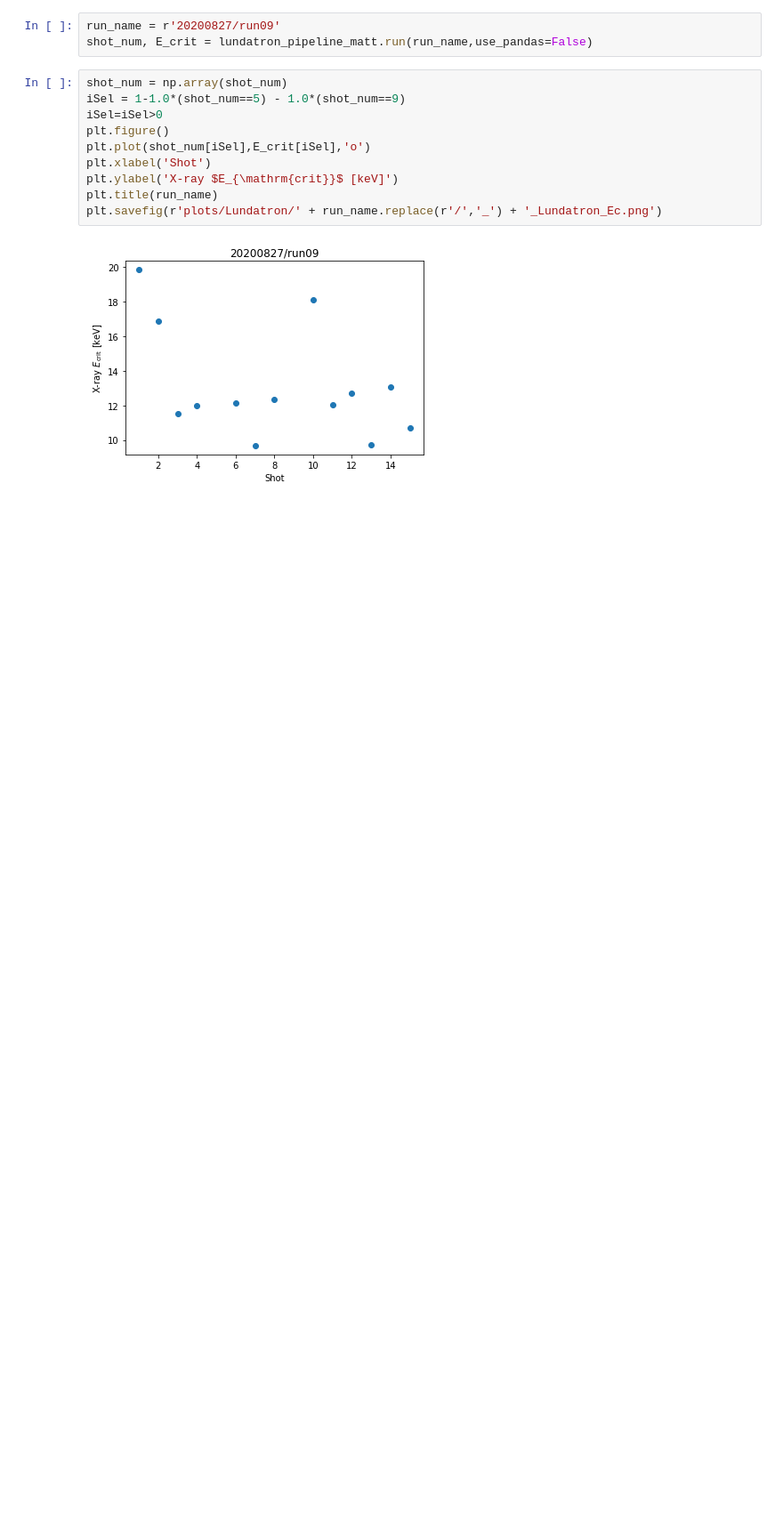
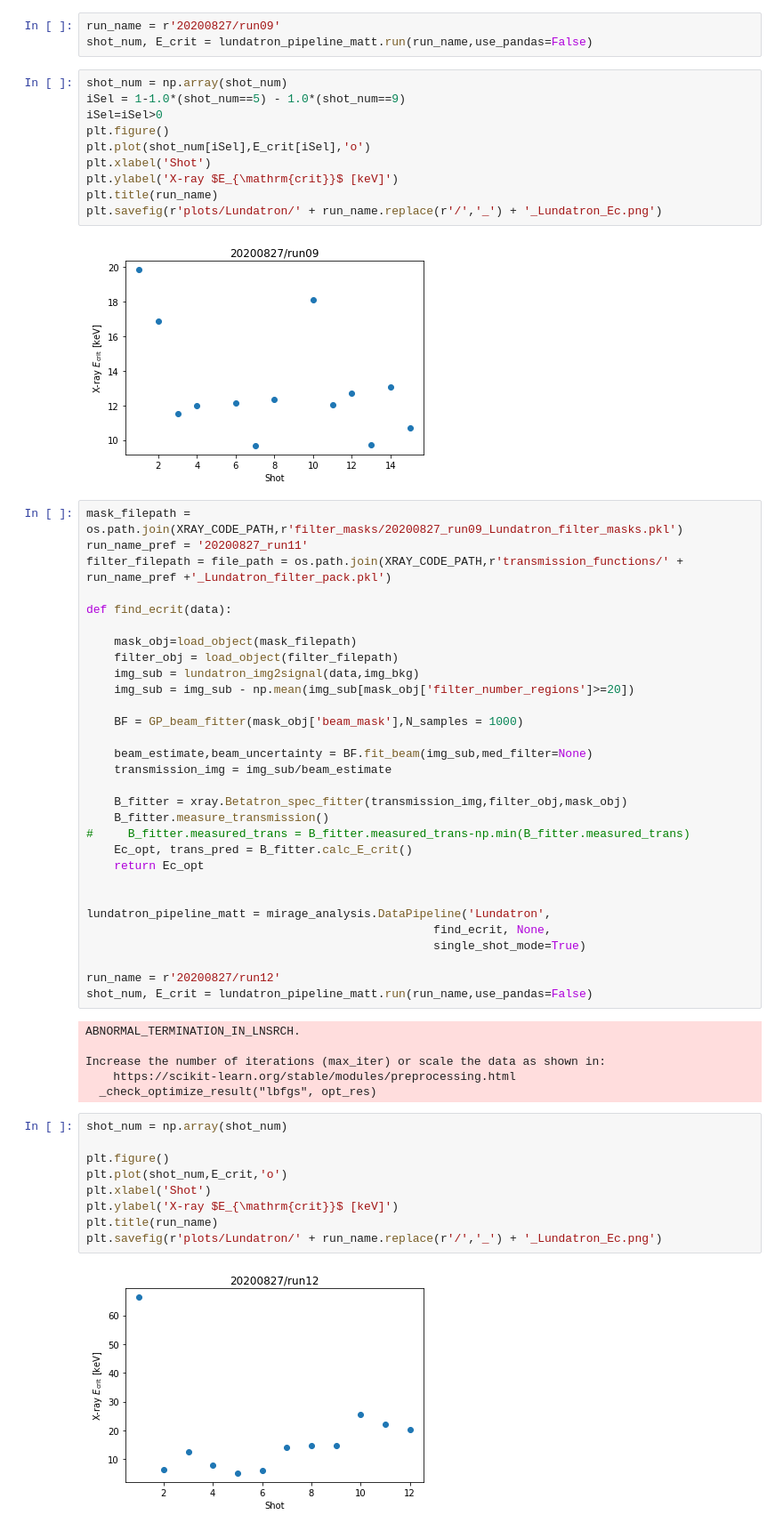
Before and after one commit to kristoffersvendsen86/GeminiXANES2020_analysis, a Jupyter notebook: Analysis_examples.ipynb, the cells around one changed output. Shown at 89% size. Saved outputs shown, nothing was run; the diff lists cells and outputs as text; blank space fills up the shorter version.

Commit message:
Some more xray analysis

```diff
--- a/Analysis_examples.ipynb
+++ b/Analysis_examples.ipynb
@@ -268,3 +268,50 @@ plt.title(run_name)
 plt.savefig(r'plots/Lundatron/' + run_name.replace(r'/','_') + '_Lundatron_Ec.png')
 # %% [output]
 [figure]
+# %%
+mask_filepath = os.path.join(XRAY_CODE_PATH,r'filter_masks/20200827_run09_Lundatron_filter_masks.pkl')
+run_name_pref = '20200827_run11'
+filter_filepath = file_path = os.path.join(XRAY_CODE_PATH,r'transmission_functions/' +  run_name_pref +'_Lundatron_filter_pack.pkl')
+
+def find_ecrit(data):
+
+    mask_obj=load_object(mask_filepath)
+    filter_obj = load_object(filter_filepath)
+    img_sub = lundatron_img2signal(data,img_bkg)
+    img_sub = img_sub - np.mean(img_sub[mask_obj['filter_number_regions']>=20])
+
+    BF = GP_beam_fitter(mask_obj['beam_mask'],N_samples = 1000)
+
+    beam_estimate,beam_uncertainty = BF.fit_beam(img_sub,med_filter=None)
+    transmission_img = img_sub/beam_estimate
+
+    B_fitter = xray.Betatron_spec_fitter(transmission_img,filter_obj,mask_obj)
+    B_fitter.measure_transmission()
+#     B_fitter.measured_trans = B_fitter.measured_trans-np.min(B_fitter.measured_trans)
+    Ec_opt, trans_pred = B_fitter.calc_E_crit()
+    return Ec_opt
+
+
+lundatron_pipeline_matt = mirage_analysis.DataPipeline('Lundatron',
+                                                  find_ecrit, None,
+                                                  single_shot_mode=True)
+
+run_name = r'20200827/run12'
+shot_num, E_crit = lundatron_pipeline_matt.run(run_name,use_pandas=False)
+# %% [output]
+ABNORMAL_TERMINATION_IN_LNSRCH.
+
+Increase the number of iterations (max_iter) or scale the data as shown in:
+    https://scikit-learn.org/stable/modules/preprocessing.html
+  _check_optimize_result("lbfgs", opt_res)
+# %%
+shot_num = np.array(shot_num)
+
+plt.figure()
+plt.plot(shot_num,E_crit,'o')
+plt.xlabel('Shot')
+plt.ylabel('X-ray $E_{\mathrm{crit}}$ [keV]')
+plt.title(run_name)
+plt.savefig(r'plots/Lundatron/' + run_name.replace(r'/','_') + '_Lundatron_Ec.png')
+# %% [output]
+[figure, added]
```
Also changed, not shown: 2 other files.
